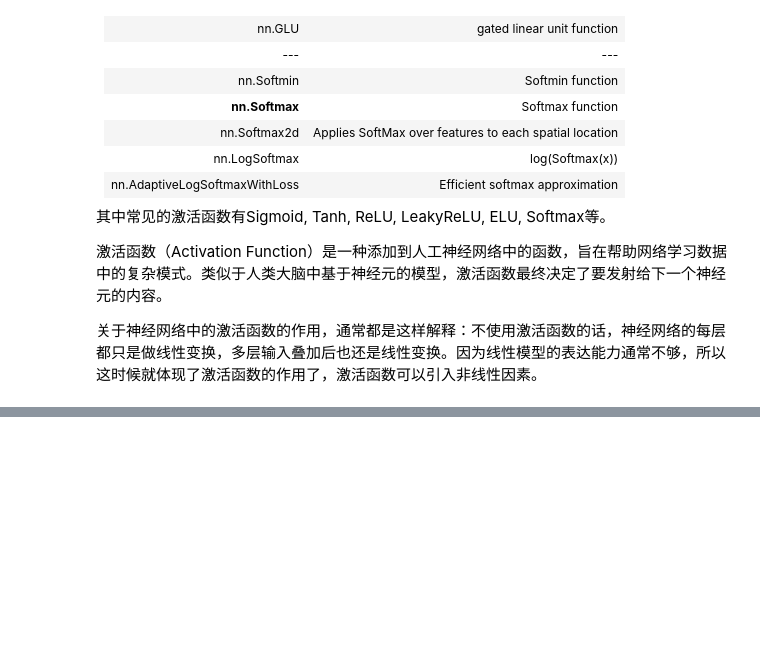
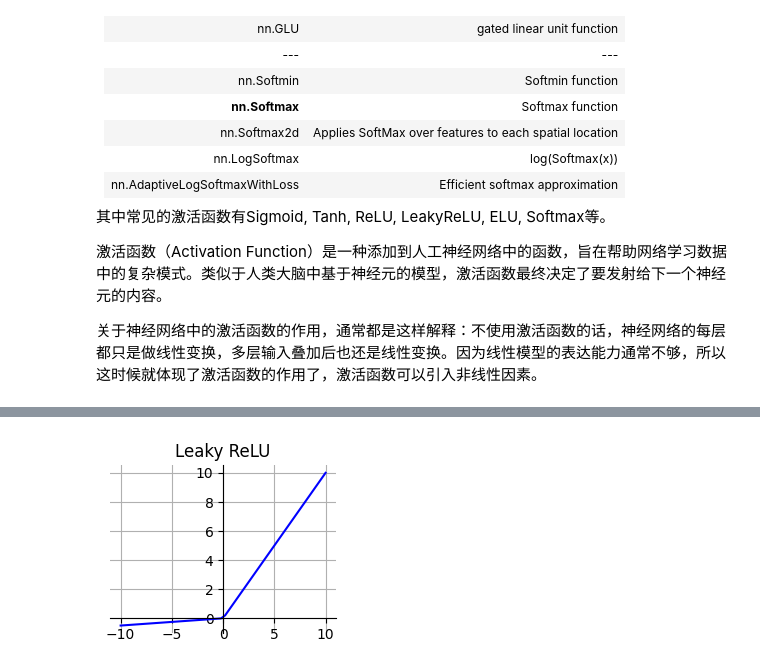
Before and after one commit to ZineSulphur/pytorch_learn, a Jupyter notebook: nn.ipynb, the cells around one changed output, grey strips where cells are left out. Drawn from its saved outputs; the diff is of its cells as text; code cells hidden in the pictures; blank space fills up the shorter version.

```diff
--- a/nn.ipynb
+++ b/nn.ipynb
@@ -1013,0 +1198,19 @@ Sigmoid函数的方程为$σ=\frac{1}{1+e^{-x}}$，求导公式为$σ'=σ(1-σ)$
+# %%
+import matplotlib.pyplot as plt
+import numpy as np
+
+x = np.linspace(-10,10)
+fig = plt.figure()
+# function
+y_leakyrelu = np.array([0.05*item if item<0 else item for item in x])
+# draw
+ax = fig.add_subplot(221)
+ax.plot(x,y_leakyrelu,color='blue')
+ax.grid()
+ax.set_title('Leaky ReLU')
+ax.spines['right'].set_color('none') # 去除右边界线
+ax.spines['top'].set_color('none') # 去除上边界线
+ax.spines['bottom'].set_position(('data',0))
+ax.spines['left'].set_position(('data',0))
+# %% [output]
+[figure, added]
```
Also changed, not shown: parts of 12 cells of this notebook.
